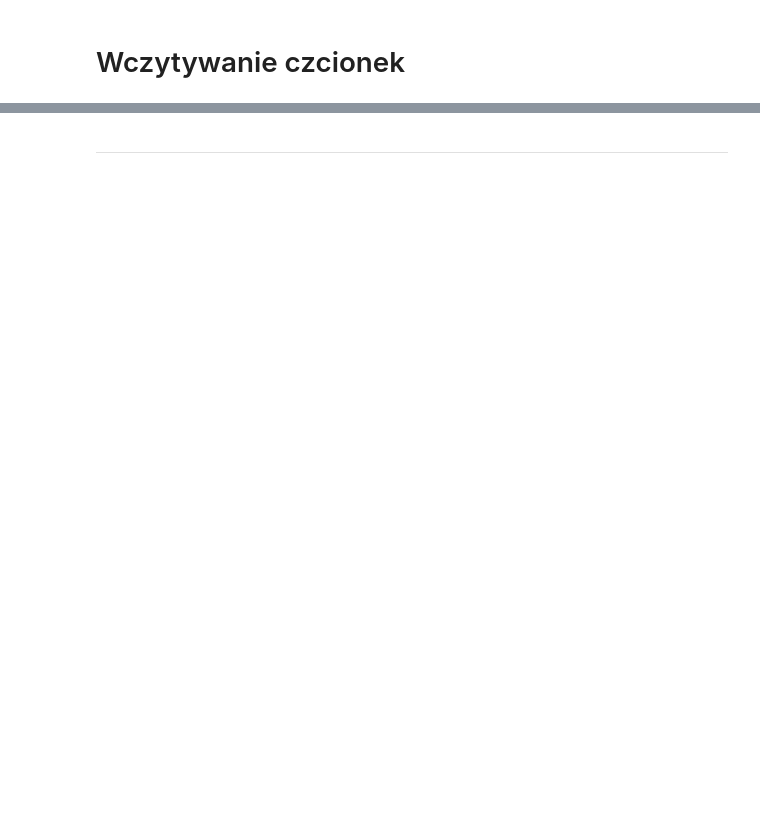
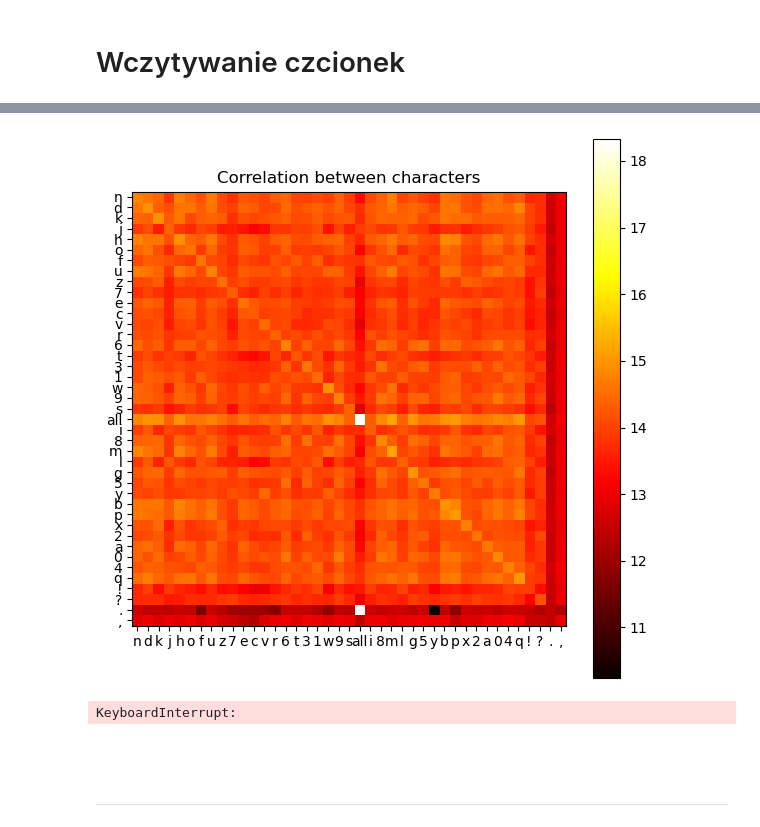
Before and after one commit to radoslawrolka/Computational_Methods_in_Science_and_Engineering, a Jupyter notebook: lab9/task2.ipynb, the cells around one changed output, grey strips where cells are left out. Saved outputs shown, nothing was run; the diff lists cells and outputs as text; code cells hidden in the pictures; blank space fills up the shorter version.

Commit message:
task2 order todo

```diff
--- a/lab9/task2.ipynb
+++ b/lab9/task2.ipynb
@@ -33,5 +36,5 @@ Obraz wczytuję za pomocą biblioteki PIL, konwertuję go na skalę szarości i
 # %%
-def read_image(filename):
-    return np.array(ImageOps.invert(Image.open(f'./ocr/{filename}').convert('L')))
+def read_image(filepath):
+    return ImageOps.invert(Image.open(filepath).convert('L'))
 # %% [markdown]
 # Wczytywanie czcionek
@@ -39,0 +48,13 @@ Do
+# %%
+def read_fonts():
+    fonts = {font: {char[:-4]: read_image(f'./fonts/{font}/{char}') for char in os.listdir(f'./fonts/{font}')} for font in os.listdir('fonts')}
+    for _, font in fonts.items():
+        font['!'] = font['exclamation-mark']
+        font['?'] = font['question-mark']
+        font['.'] = font['dot']
+        font[','] = font['comma']
+        del font['exclamation-mark']
+        del font['question-mark']
+        del font['dot']
+        del font['comma']
+    return fonts
@@ -39,0 +74,3 @@ Do
+# %%
+def correlation(image, sample):
+    return np.real(ifft2(np.multiply(fft2(np.array(image)), fft2(np.rot90(sample, 2), np.array(image).shape))))
@@ -40,2 +83,40 @@ Do
+# %%
+def correlation_heatmap(font):
+    heatmap = [[np.log(correlation(font[char1], font[char2]).max()) for char2 in font] for char1 in font]
+    plt.figure(figsize=(7, 7))
+    plt.yticks(range(len(font)), font.keys())
+    plt.xticks(range(len(font)), font.keys())
+    plt.title('Correlation between characters')
+    plt.colorbar(plt.imshow(heatmap, cmap='hot'))
+    plt.show()
+
+correlation_heatmap(read_fonts()['serif'])
+# %% [output]
+[figure, added]
+# %%
+def get_char_order(font, confidence=0.9, ratio=2, show=False):
+    counter_dict = {}
+    fig, ax = plt.subplots(len(font), 1, figsize=(font['all'].size[0]/ratio, font['all'].size[1]/ratio * len(font)))
+    for i, char in enumerate(font):
+        img_cor = correlation(font['all'], font[char])
+        img_cor[img_cor<np.max(img_cor)*confidence] = 0.
+        for i, j in np.argwhere(img_cor!=0.):
+            ax[i].add_patch(patches.Rectangle((j,i), -font[char].size[0], -font[char].size[1], edgecolor='r', facecolor='none'))
+        counter_dict[char] = len(measure.find_contours(img_cor, confidence*np.max(img_cor)))
+        ax[i].imshow(img_cor, cmap='hot')
+        ax[i].set_title(f'{char}-{counter_dict[char]}')
+
+    plt.show()
+    return counter_dict
+    # subjective order
+    # return ['a', 'b', 'p', 'd', 'g', 'e', 'f', 'h', 'i', 'j', 'k', 'l', 'm', 'n', 'o', 'c', 'q', 'r', 's', 't', 'u', 'y', 'w', 'z', 'v', 'x',
+    #         '1', '2', '3', '4', '5', '6', '7', '8', '9',
+    #         '0', '?', '!', ',', '.']
+
+print(get_char_order(read_fonts()['serif'], show=True))
+# %% [output]
+KeyboardInterrupt:
+# %% [markdown]
+#
 # %% [markdown]
 ---
```
Also changed, not shown: parts of 10 cells of this notebook.
